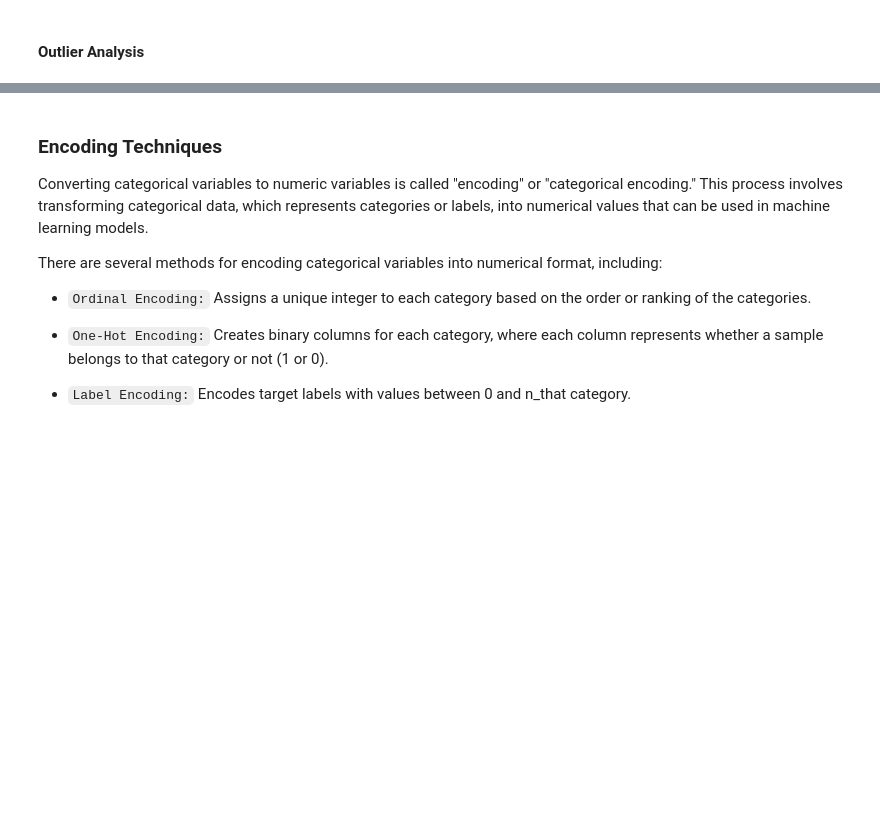
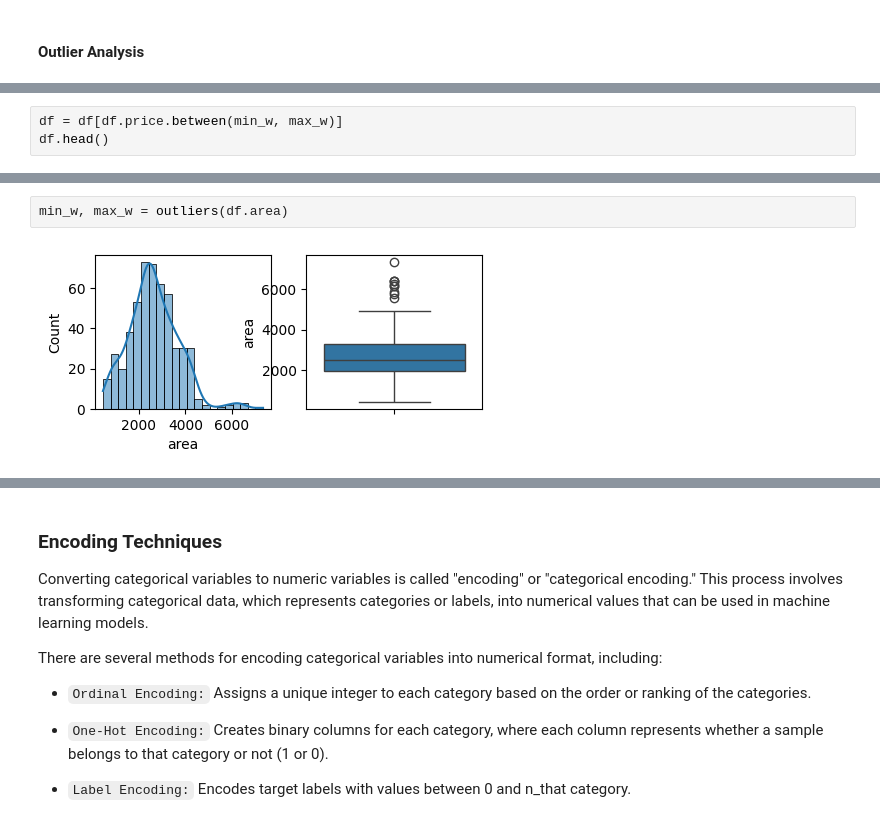
Before and after one commit to knowledge-corner/Renault-Nissan-Python-Training, a Jupyter notebook: Day - 4.ipynb, the cells around one changed output, grey strips where cells are left out. Saved outputs shown, nothing was run; the diff lists cells and outputs as text; blank space fills up the shorter version.

```diff
--- a/Day - 4.ipynb
+++ b/Day - 4.ipynb
@@ -526,0 +582,3 @@ def outliers(col, axes = None) :
+# %%
+df = df[df.price.between(min_w, max_w)]
+df.head()
@@ -526,0 +592,4 @@ def outliers(col, axes = None) :
+# %%
+min_w, max_w = outliers(df.area)
+# %% [output]
+[figure, added]
```
Also changed, not shown: parts of 40 cells of this notebook.
